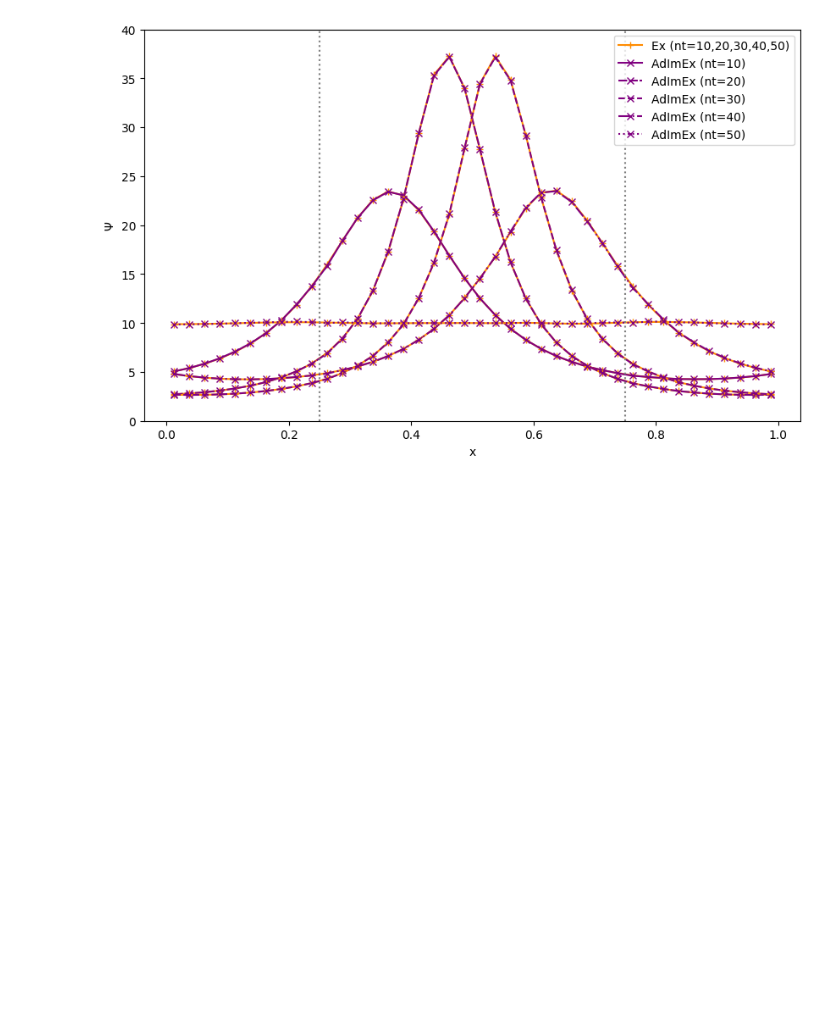
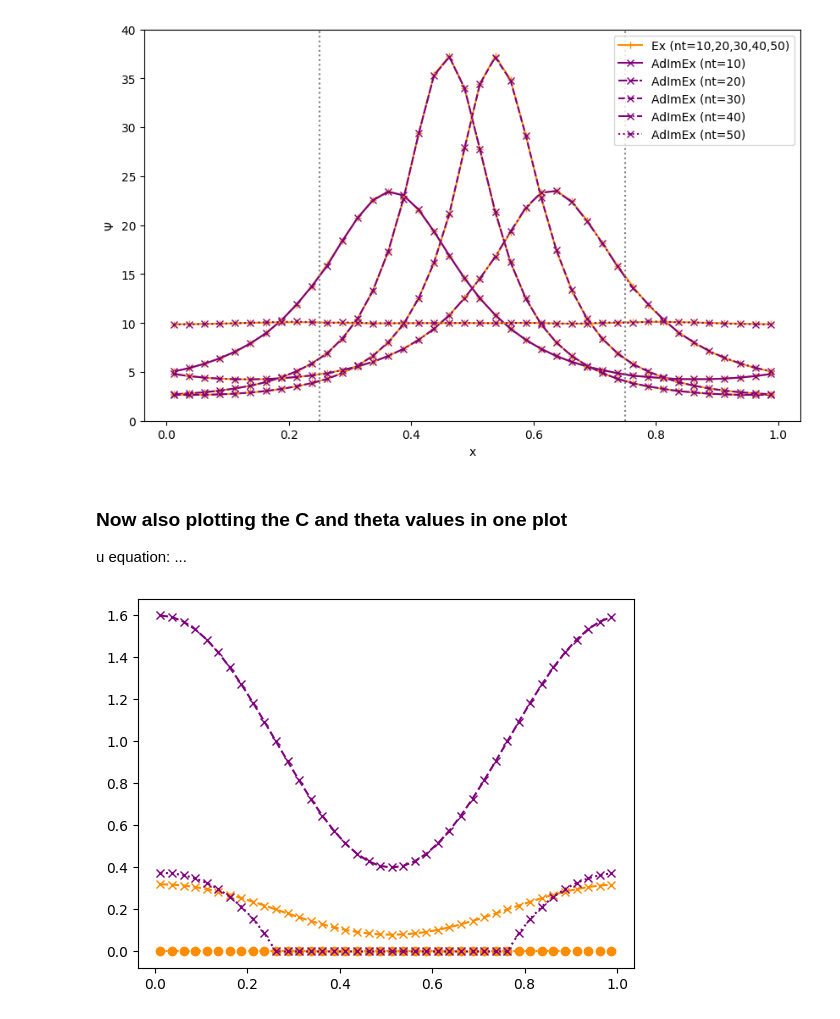
Before and after one commit to ambertewinkel/advectionschemes, a Jupyter notebook: plot_multiple_timelevels.ipynb, the cells around one changed output. Saved outputs shown, nothing was run; the diff lists cells and outputs as text; code cells hidden in the pictures; blank space fills up the shorter version.

Commit message:
Added c and theta plots to nonuniform snapshots ipynb

```diff
--- a/plot_multiple_timelevels.ipynb
+++ b/plot_multiple_timelevels.ipynb
@@ -130,3 +130,7 @@ plt.ylabel('$\\Psi$')
 plt.show()
 # %% [output]
 [figure]
+# %% [markdown]
+### Now also plotting the C and theta values in one plot
+
+u equation: ...
@@ -132,0 +184,12 @@ plt.show()
+# %%
+#plt.plot(x, u_Ex, marker='o', color='darkorange', label='Ex velocity')
+plt.plot(x, C_Ex, marker='x', color='darkorange', linestyle='--', label='Ex Courant number')
+#plt.plot(x, u_AdImEx, marker='o', color='purple', label='AdImEx velocity')
+
+plt.plot(x, C_AdImEx, marker='x', color='purple', linestyle='--', label='AdImEx Courant number')
+
+plt.plot(x, theta_Ex, marker='o', color='darkorange', linestyle=':', label='Ex off-centring')
+plt.plot(x, theta_AdImEx, marker='x', color='purple', linestyle=':', label='AdImEx off-centring')
+plt.show()
+# %% [output]
+[figure, added]
```
Also changed, not shown: parts of 2 cells of this notebook, 1 other file.
